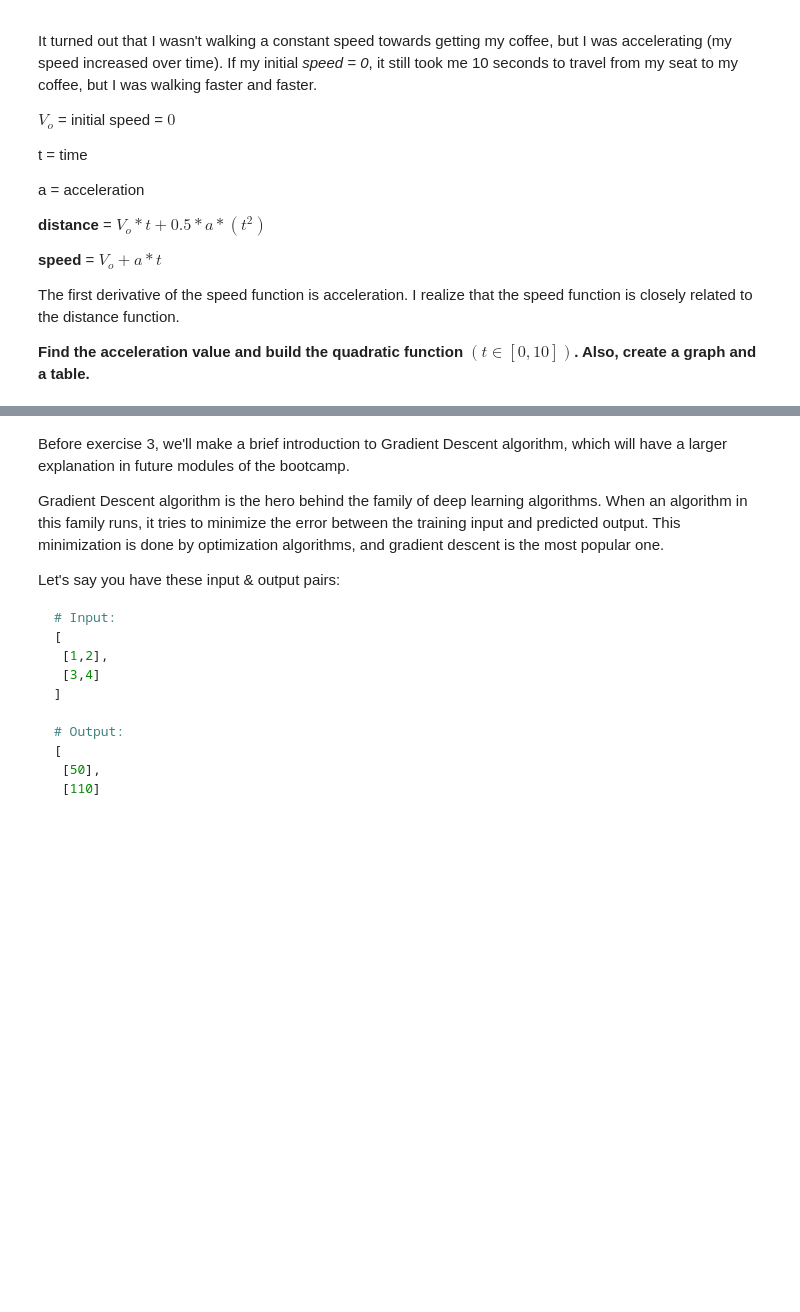
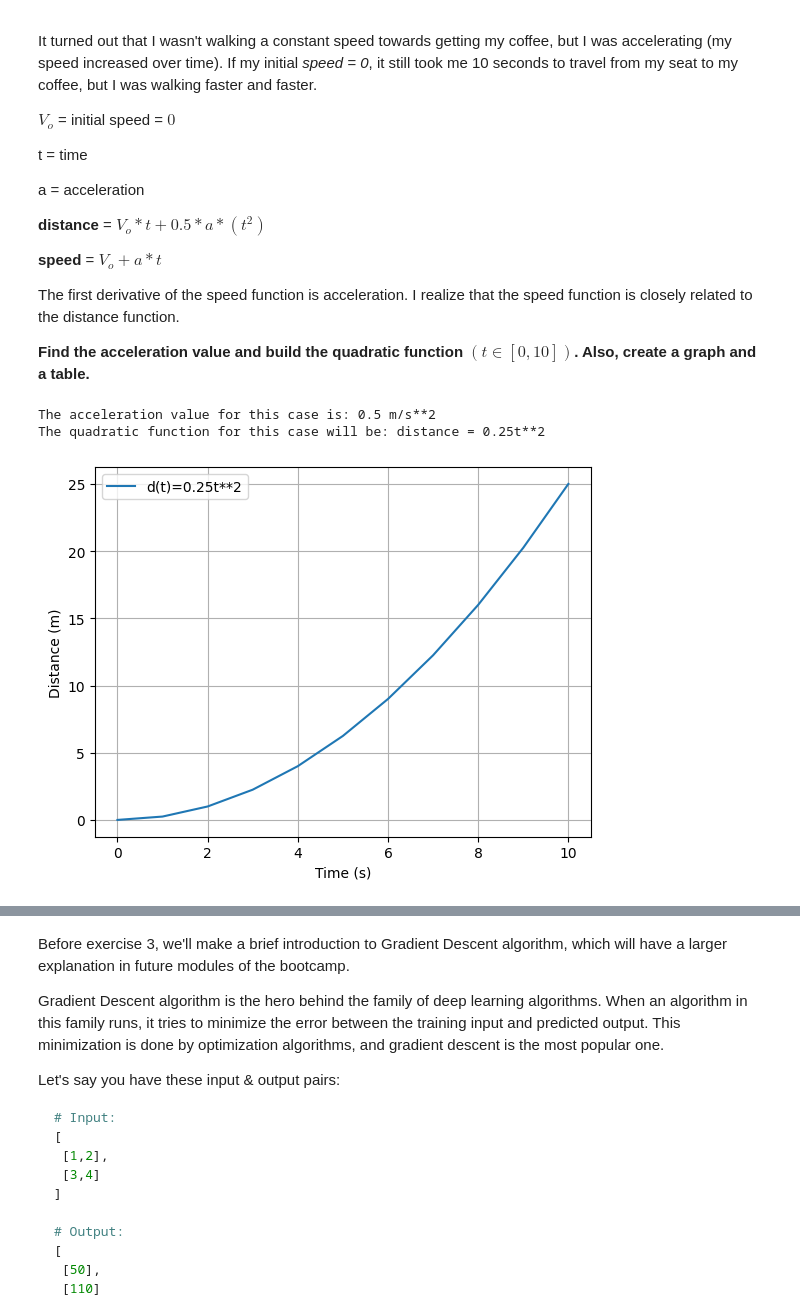
Before and after one commit to 4GeeksAcademy/ginotomasd-calculus-and-algebra-problems-with-python, a Jupyter notebook: notebook/problems.ipynb, the cells around one changed output, grey strips where cells are left out. Saved outputs shown, nothing was run; the diff lists cells and outputs as text; code cells hidden in the pictures; blank space fills up the shorter version.

```diff
--- a/notebook/problems.ipynb
+++ b/notebook/problems.ipynb
@@ -62,5 +75,40 @@ The first derivative of the speed function is acceleration. I realize that the s
 **Find the acceleration value and build the quadratic function  $(t ∈ [0,10])$. Also, create a graph and a table.**
 # %%
 # Define and plot the quadratic funtion
+
+# Finding out the acceleration value:
+    # Supposing Vo = 0, time = 10 and distance = 25
+
+# distance = 0.5at**2
+# 25 = 0.5 * a * 100
+# 25 = 50a
+# 25 / 50 = a
+# 0.5 m/s**2 = a
+
+print("The acceleration value for this case is: 0.5 m/s**2")
+
+# Building the quadratic function for (t ∈ [0,10])
+
+# distance = 0.5at**2
+# distance = 0.5 * 0.5 * (t**2)
+# distance = 0.25*t**2
+
+print("The quadratic function for this case will be: distance = 0.25t**2")
+
+
+# Plotting the function on a graph:
+
+a = 0.5
+distance_new = 0.5 * a * (time_new**2)
+
+plt.plot(time_new, distance_new, label='d(t)=0.25t**2')
+plt.xlabel("Time (s)")
+plt.ylabel("Distance (m)")
+plt.legend()
+plt.grid()
+# %% [output]
+The acceleration value for this case is: 0.5 m/s**2
+The quadratic function for this case will be: distance = 0.25t**2
+[figure, added]
 # %%
 # Create a DataFrame
```
Also changed, not shown: parts of 10 cells of this notebook.
